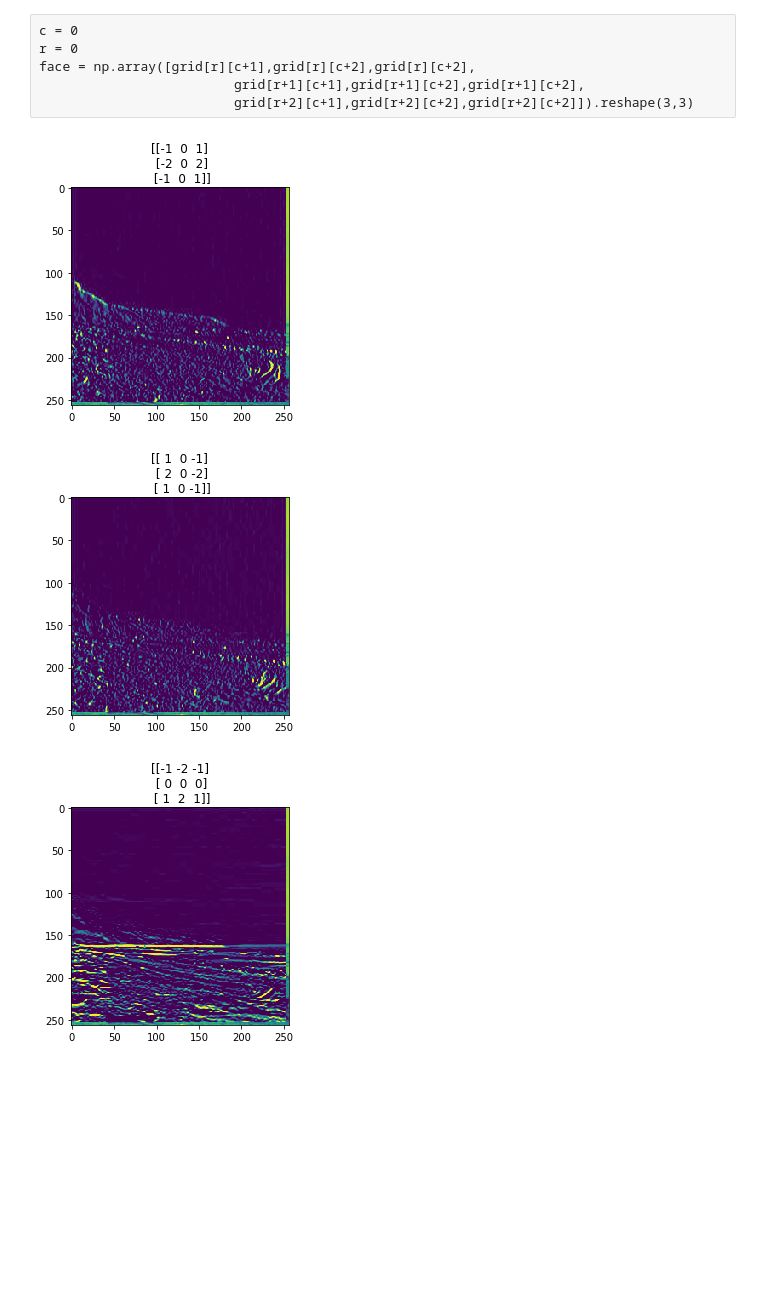
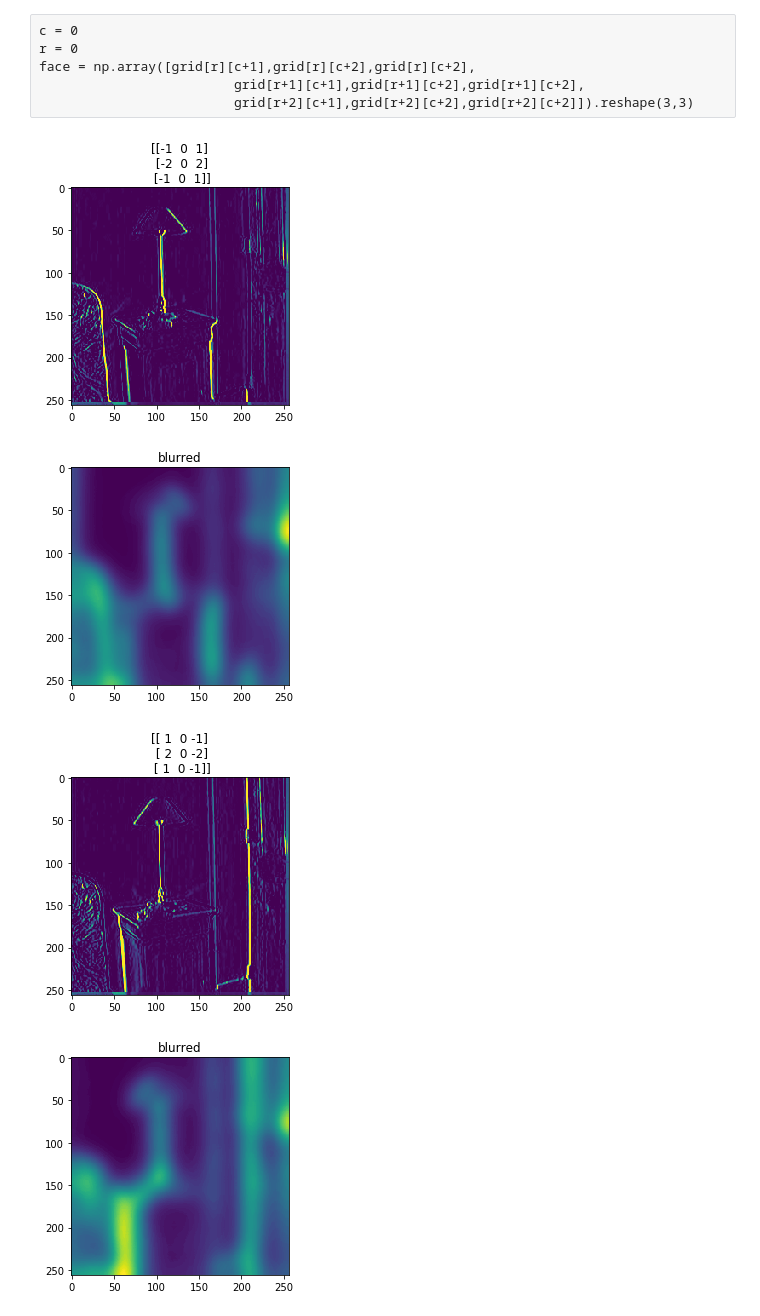
Before and after one commit to kimrharper/image_segmentation, a Jupyter notebook: edge_detector.ipynb, the cells around one changed output. Saved outputs shown, nothing was run; the diff lists cells and outputs as text; code cells hidden in the pictures; blank space fills up the shorter version.

```diff
--- a/edge_detector.ipynb
+++ b/edge_detector.ipynb
@@ -58,29 +75,49 @@ bottom_sobel = np.array([-1,-2,-1,
 # %%
-im = Image.open('small/test/ADE_val_00000113.jpg').convert('L')
-grid = np.array(im)
-output_grid = grid.copy()
-
-final_grids = []
-
-for mask in [right_sobel, left_sobel,bottom_sobel]:
-    kernel = mask
-
+def apply_kernel(m,k):
+    new = m.copy()
     for r in range(253):
         for c in range(253):
-            face = np.array([grid[r][c],grid[r][c+1],grid[r][c+2],
-                             grid[r+1][c],grid[r+1][c+1],grid[r+1][c+2],
-                             grid[r+2][c],grid[r+2][c+1],grid[r+2][c+2]]).reshape(3,3)
-            new_val = int(np.sum(face*kernel))
+            face = np.array([m[r][c],m[r][c+1],m[r][c+2],
+                             m[r+1][c],m[r+1][c+1],m[r+1][c+2],
+                             m[r+2][c],m[r+2][c+1],m[r+2][c+2]]).reshape(3,3)
+            new_val = int(np.sum(face*k))
             if new_val<=0:
                 new_val = 0
             elif new_val>=255:
                 new_val = 255
-            output_grid[r][c] = new_val
-    final_grids.append(output_grid)
-    plt.title(mask)
-    plt.imshow(Image.fromarray(output_grid))
+            new[r][c] = new_val
+    return new
+
+def show_image(im,name):
+    plt.title(name)
+    plt.imshow(Image.fromarray(im))
     plt.show()
-# %% [output]
-[figure, removed]
-[figure, removed]
-[figure, removed]
+# %%
+im = Image.open(impath).convert('L')
+grid = np.array(im)
+output_grid = grid.copy()
+
+final_grids = []
+final_blur = []
+
+for mask in [right_sobel, left_sobel,bottom_sobel,top_sobel]:
+    output_grid = apply_kernel(grid, mask)
+    final_grids.append(output_grid)
+    blurred1 = gaussian_filter(output_grid, sigma=10)
+    blurred2 = gaussian_filter(output_grid, sigma=15)
+    final_blur.append(blurred2-blurred1)
+    show_image(output_grid,mask)
+    show_image(np.abs(blurred2+blurred1)/2,'blurred')
+
+show_image(final_grids[3],'Sobel Top')
+kernel_two = apply_kernel(final_grids[3],sharpen)
+show_image(kernel_two,'Sharpen after Sobel Top')
+print('---')
+show_image(final_grids[3],'Sobel Top')
+kernel_two = apply_kernel(final_grids[3],emboss)
+show_image(kernel_two,'Emboss after Sobel Top')
+# %% [output]
+[figure, added]
+[figure, added]
+[figure, added]
+[figure, added]
```
Also changed, not shown: parts of 17 cells of this notebook.
